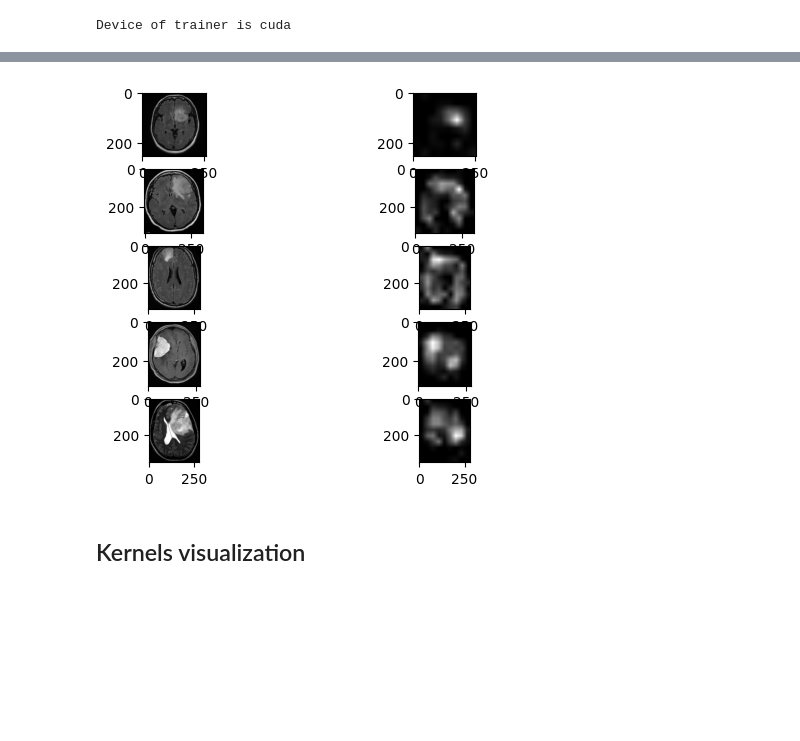
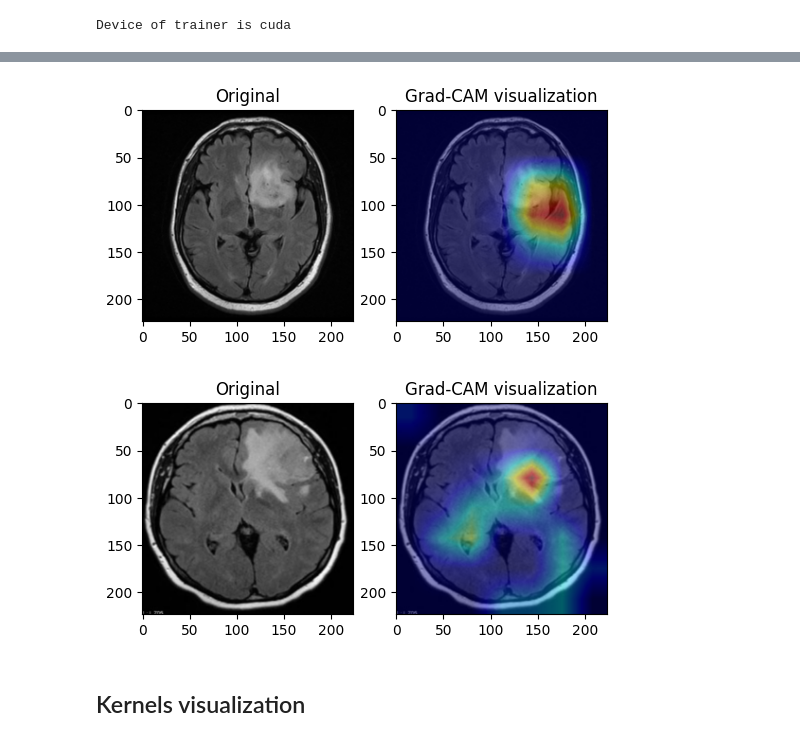
Before and after one commit to Phuishere/Machine-Learning-Learning, a Jupyter notebook: cnn_learn/main.ipynb, the cells around one changed output, grey strips where cells are left out. Saved outputs shown, nothing was run; the diff lists cells and outputs as text; code cells hidden in the pictures; blank space fills up the shorter version.

Commit message:
[Update] Minor improve on CAM inference code: new plot and use pytorch-grad-cam's plot

```diff
--- a/cnn_learn/main.ipynb
+++ b/cnn_learn/main.ipynb
@@ -194,57 +226,58 @@ from kernels import EdgeDetection, Blur, Sharpen, forward, tensor4plt, normalize
 
 resnet_model.eval()
 target_layers = [resnet_model.layer4[-1]]
 
+yes_test_dir = ".\\datasets\\brain_tumor\\test\\yes"
+no_test_dir = ".\\datasets\\brain_tumor\\test\\no"
+
 # Img paths
-paths = [
-    "..\\cnn_learn\\datasets\\brain_tumor\\test\\yes\\Y194.jpg",
-    "..\\cnn_learn\\datasets\\brain_tumor\\test\\yes\\Y195.jpg",
-    "..\\cnn_learn\\datasets\\brain_tumor\\test\\yes\\Y242.jpg",
-    "..\\cnn_learn\\datasets\\brain_tumor\\test\\yes\\Y243.jpg",
-    "..\\cnn_learn\\datasets\\brain_tumor\\test\\yes\\Y244.jpg",
-]
+img_num = 2
+paths = os.listdir(yes_test_dir)[:img_num]
+paths = [os.path.join(yes_test_dir, p) for p in paths]
 
 for i, path in enumerate(paths):
     img = torchvision.io.read_image(path)
-    img_tensor = img.view(1, img.shape[0], img.shape[1], img.shape[2]).type(torch.float32) # from (C, H, W) to (1, C, H, W)
-    img_tensor = test_transforms(img_tensor)
+    img = img.view(1, img.shape[0], img.shape[1], img.shape[2]).type(torch.float32) # from (C, H, W) to (1, C, H, W)
+    img = v2.Resize((224, 224))(img)
 
     # Get grayscale
-    img_tensor = torchvision.transforms.Grayscale(num_output_channels=3)(img_tensor)
+    img_tensor = v2.Grayscale(num_output_channels=3)(img)
 
     # We have to specify the target we want to generate the CAM for.
     targets = [ClassifierOutputTarget(1)]
 
     # Construct the CAM object once, and then re-use it on many images.
     with GradCAM(model=resnet_model, target_layers=target_layers) as cam:
         # You can also pass aug_smooth=True and eigen_smooth=True, to apply smoothing.
         grayscale_cam = cam(input_tensor = img_tensor, targets = targets)
 
         # In this example grayscale_cam has only one image in the batch:
         grayscale_cam = grayscale_cam
+        grayscale_cam = grayscale_cam[0, :]
+        grayscale_cam = cv2.resize(grayscale_cam, (224, 224))
 
-        grayscale_cam = grayscale_cam[0, :]
-        # visualization = show_cam_on_image(img, grayscale_cam, use_rgb=False)
-
-        # You can also get the model outputs without having to redo inference
         model_outputs = cam.outputs
 
         import matplotlib.pyplot as plt
         from kernels.utils import tensor4plt
 
-        # Normalize
-        plot_img = img
-        plot_img = tensor4plt(plot_img) / 255
+        # Normalize - min max scaling
+        plot_img = tensor4plt(img)
+        plot_img = (plot_img - plot_img.min()) / (plot_img.max() - plot_img.min())
+        plot_img = np.array(plot_img)
 
-        # Plot images
-        plt.subplot(len(paths), 2, 2*i+1)
-        plt.imshow(plot_img)
-        plt.subplot(len(paths), 2, 2*i+2)
-        plt.imshow(grayscale_cam, cmap="gray")
+        cam_heatmap_plot(plot_img, grayscale_cam)
 
-plt.show()
+        # visualization = show_cam_on_image(plot_img, grayscale_cam, use_rgb=False)
+
+        # print("plot_img shape:", plot_img.shape)
+        # print("grayscale_cam shape:", grayscale_cam.shape)
+        # print("visualization shape:", visualization.shape)
+        # plt.imshow(visualization)
+        # plt.show()
 # %% [output]
-[figure, old version]
+[figure, new version]
+[figure, added]
 # %% [markdown]
 ## Kernels visualization
 # %%
```
Also changed, not shown: parts of 4 cells of this notebook.
